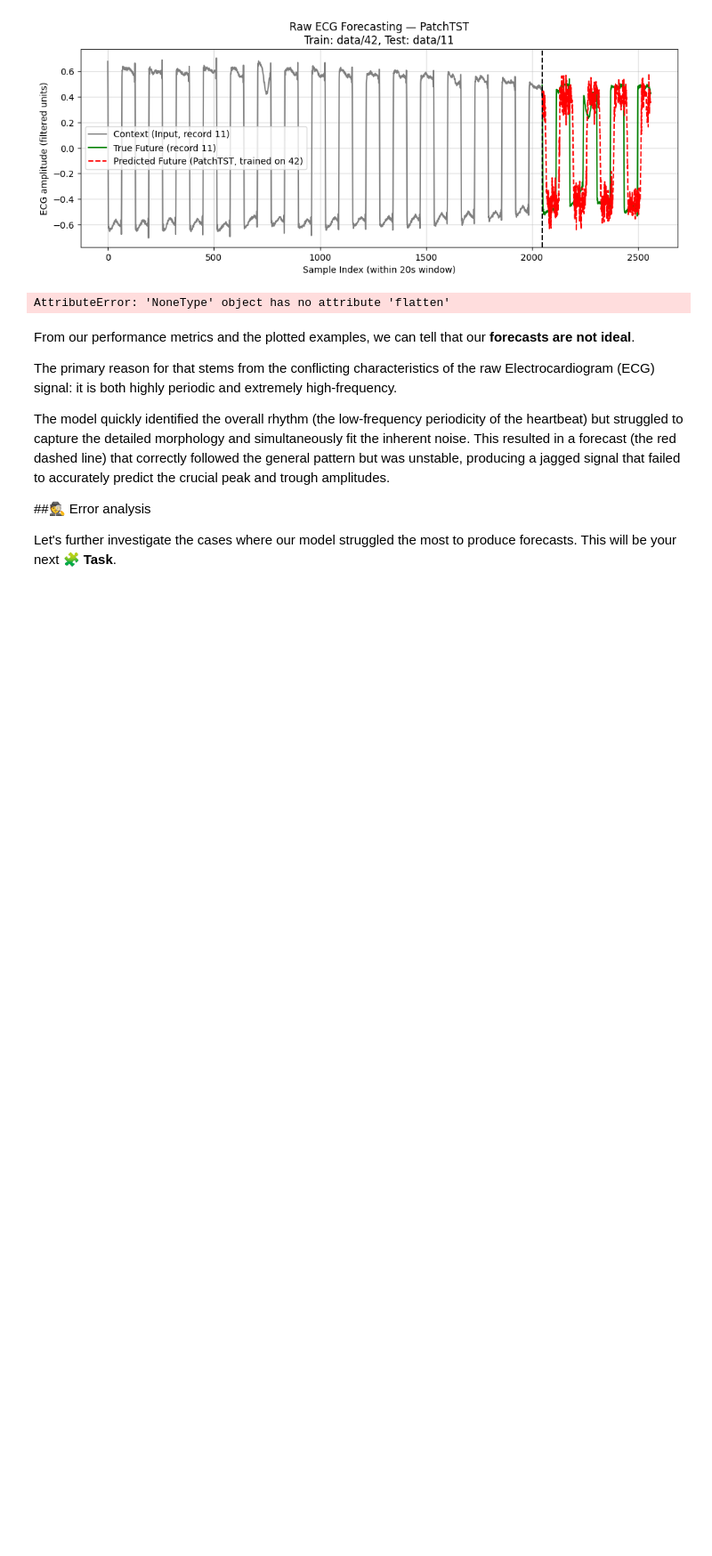
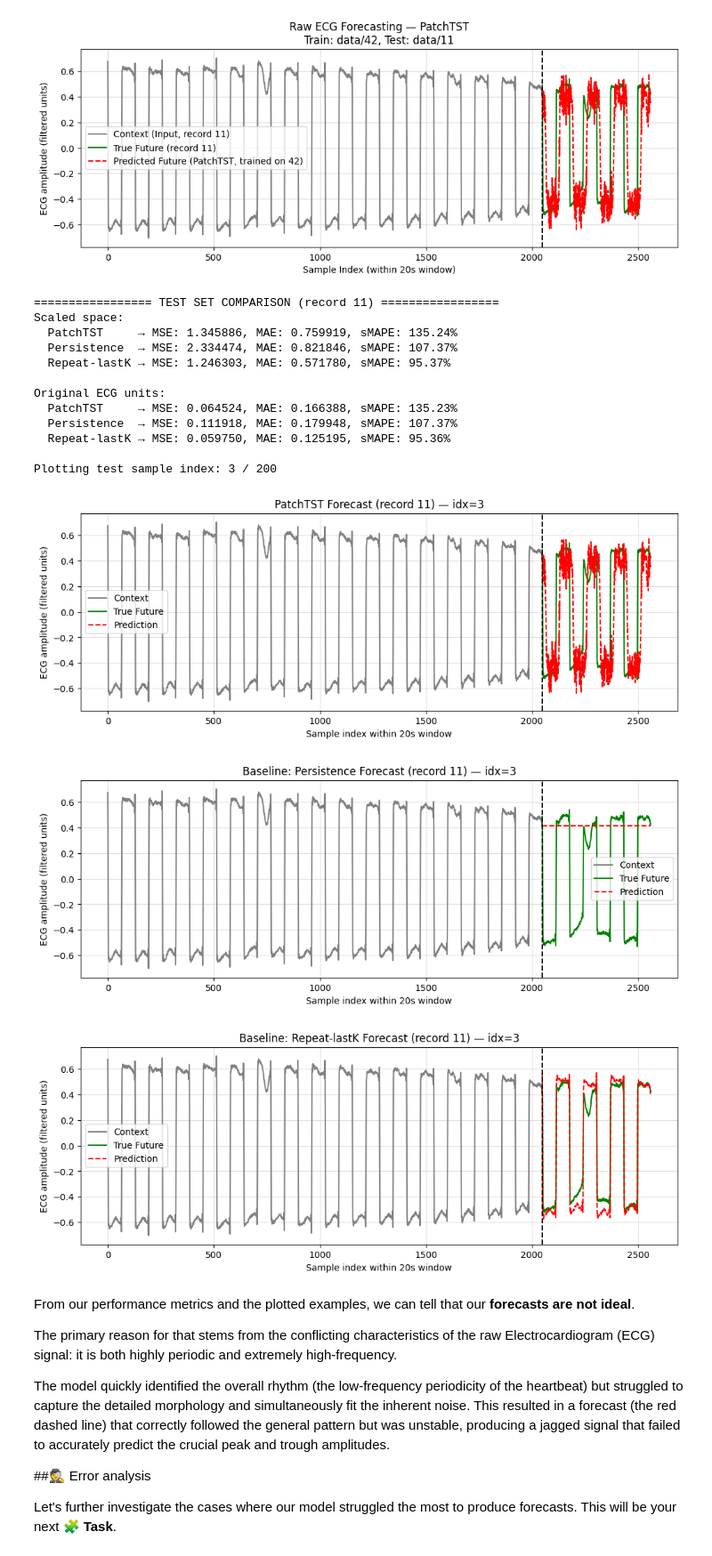
Before and after one commit to dustindobry/AIMA, a Jupyter notebook: Kopie_von_week_10_time_series_analysis.ipynb, the cells around one changed output. Shown at 89% size. Saved outputs shown, nothing was run; the diff lists cells and outputs as text; code cells hidden in the pictures; blank space fills up the shorter version.

```diff
--- a/Kopie_von_week_10_time_series_analysis.ipynb
+++ b/Kopie_von_week_10_time_series_analysis.ipynb
@@ -2080,7 +2080,10 @@ def persistence_forecast(X_context_scaled, forecast_len):
     # 2) Repeat it forecast_len times along the time axis
     # Hint: np.repeat or np.tile may be useful
 
-    Y_hat = None
+    last_vals = X_context_scaled[:, -1][:, None]
+
+    Y_hat = Y_hat = np.repeat(last_vals, forecast_len, axis=1)
+
     return Y_hat
 
 
@@ -2113,7 +2116,12 @@ def repeat_last_k_forecast(X_context_scaled, forecast_len, k=256):
     # 3) Repeat / tile them to cover forecast_len samples
     # 4) Truncate to exactly forecast_len
 
-    Y_hat = None
+    k = min(k, X_context_scaled.shape[1])
+    last_k = X_context_scaled[:, -k:]
+
+    n_repeats = int(np.ceil(forecast_len / k))
+
+    Y_hat = np.tile(last_k, (1, n_repeats))[:, :forecast_len]
     return Y_hat
 
 # ------------------------------
@@ -2189,34 +2197,48 @@ print(f"\nPlotting test sample index: {plot_idx} / {len(X_test_scaled)}")
 
 # Context + True in original units
 context = _inverse_1d(X_test_scaled[plot_idx], scaler)
 true_future = _inverse_1d(Y_test_scaled[plot_idx], scaler)
 
 # PatchTST prediction in original units
 patch_pred = _inverse_1d(y_pred_test[plot_idx], scaler)
 
 # Baseline predictions in original units
 persist_pred = _inverse_1d(Y_base_persist[plot_idx], scaler)
 lastk_pred   = _inverse_1d(Y_base_lastk[plot_idx], scaler)
 
 # --- Plot 1: PatchTST ---
 plot_forecast_single(
     context, true_future, patch_pred,
     title=f"PatchTST Forecast (record 11) — idx={plot_idx}"
 )
 
 # --- Plot 2: Persistence baseline ---
 plot_forecast_single(
     context, true_future, persist_pred,
     title=f"Baseline: Persistence Forecast (record 11) — idx={plot_idx}"
 )
 
 # --- Plot 3: Repeat-lastK baseline ---
 plot_forecast_single(
     context, true_future, lastk_pred,
     title=f"Baseline: Repeat-lastK Forecast (record 11) — idx={plot_idx}"
 )
 # %% [output]
-AttributeError: 'NoneType' object has no attribute 'flatten'
+================= TEST SET COMPARISON (record 11) =================
+Scaled space:
+  PatchTST     → MSE: 1.345886, MAE: 0.759919, sMAPE: 135.24%
+  Persistence  → MSE: 2.334474, MAE: 0.821846, sMAPE: 107.37%
+  Repeat-lastK → MSE: 1.246303, MAE: 0.571780, sMAPE: 95.37%
+
+Original ECG units:
+  PatchTST     → MSE: 0.064524, MAE: 0.166388, sMAPE: 135.23%
+  Persistence  → MSE: 0.111918, MAE: 0.179948, sMAPE: 107.37%
+  Repeat-lastK → MSE: 0.059750, MAE: 0.125195, sMAPE: 95.36%
+
+Plotting test sample index: 3 / 200
+[figure, added]
+[figure, added]
+[figure, added]
 # %% [markdown]
 From our performance metrics and the plotted examples, we can tell that our **forecasts are not ideal**.
 
```
Also changed, not shown: parts of 1 cell of this notebook.
